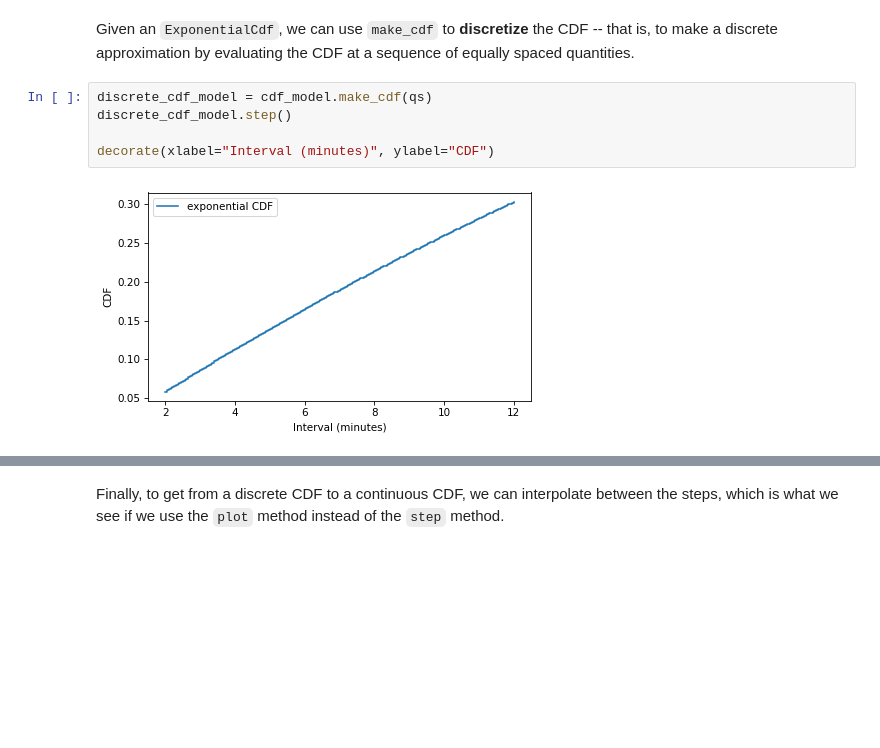
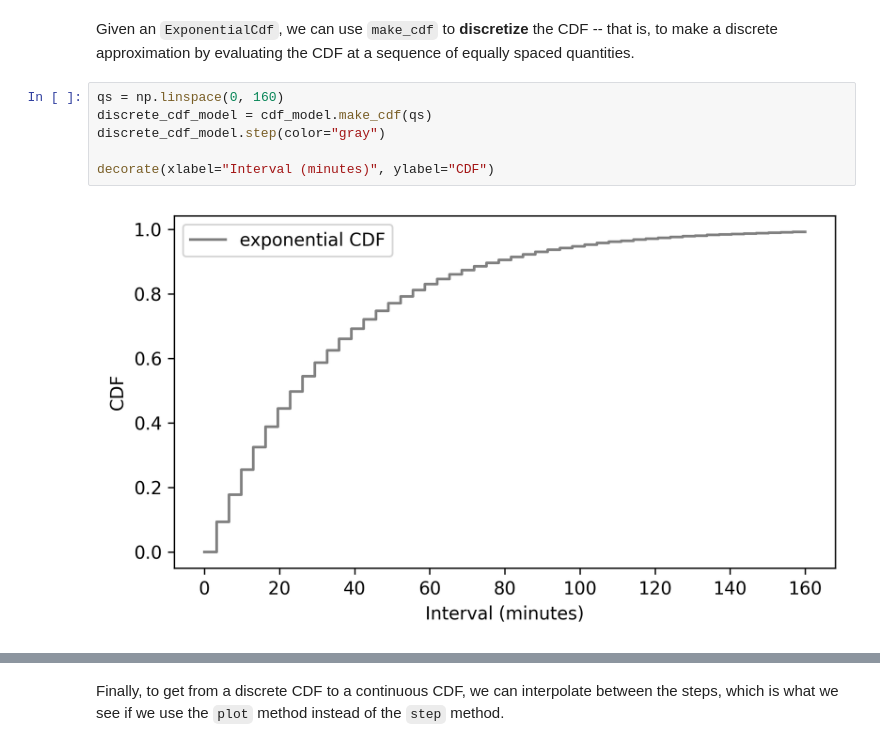
Before and after one commit to Mu-L/ThinkStats, a Jupyter notebook: soln/chap06.ipynb, the cells around one changed output, grey strips where cells are left out. Saved outputs shown, nothing was run; the diff lists cells and outputs as text; blank space fills up the shorter version.

Commit message:
Improving figures

```diff
--- a/soln/chap06.ipynb
+++ b/soln/chap06.ipynb
@@ -719,9 +600,10 @@ The exponential model fits the CDF of the data well.
 # %% [markdown]
 Given an `ExponentialCdf`, we can use `make_cdf` to **discretize** the CDF -- that is, to make a discrete approximation by evaluating the CDF at a sequence of equally spaced quantities.
 # %%
+qs = np.linspace(0, 160)
 discrete_cdf_model = cdf_model.make_cdf(qs)
-discrete_cdf_model.step()
+discrete_cdf_model.step(color="gray")
 
 decorate(xlabel="Interval (minutes)", ylabel="CDF")
 # %% [output]
-[figure, old version]
+[figure, new version]
```
Also changed, not shown: parts of 86 cells of this notebook, 12 other files.
